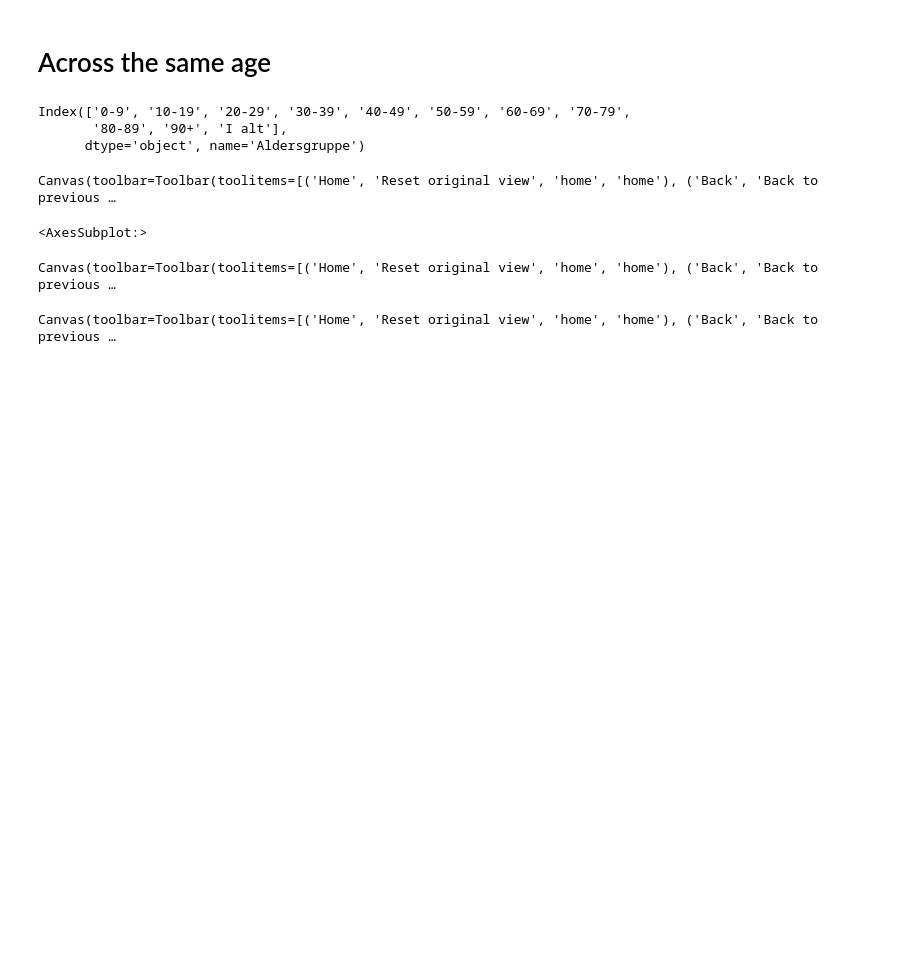
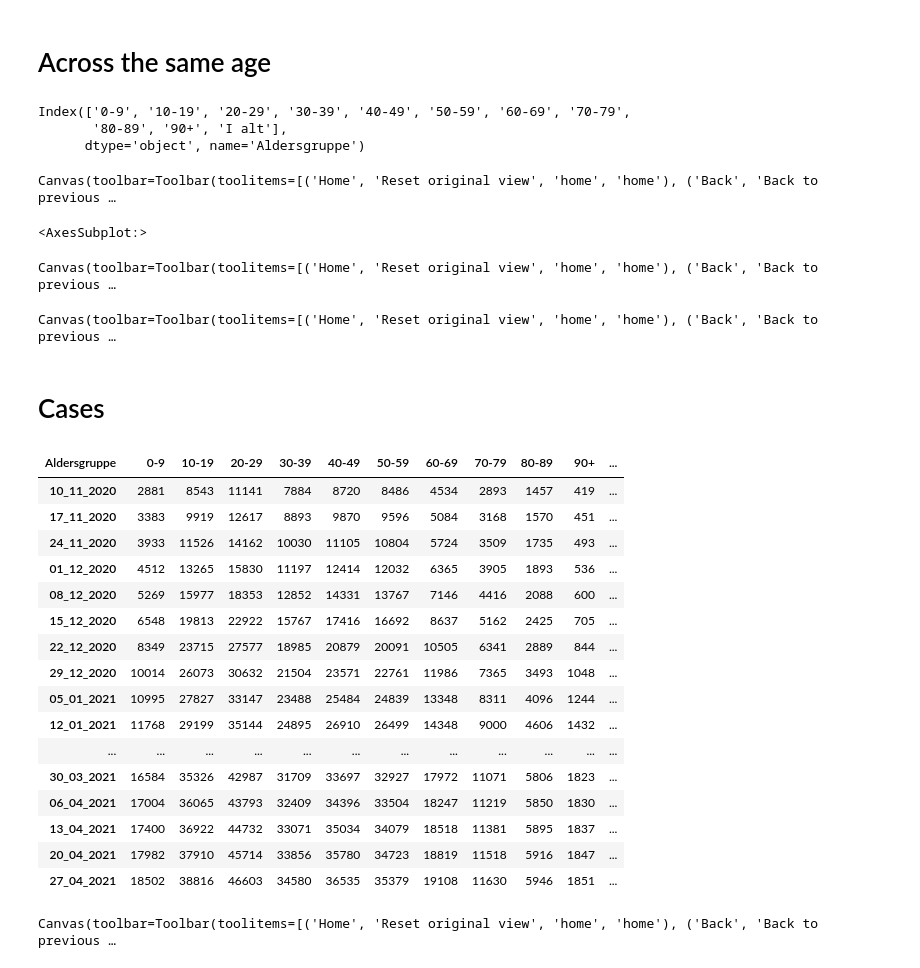
Before and after one commit to PandemiXcenter/PandemiX, a Jupyter notebook: DanskeData/age_distributions_notebook.ipynb, the cells around one changed output. Drawn from its saved outputs; the diff is of its cells as text; code cells hidden in the pictures; blank space fills up the shorter version.

```diff
--- a/DanskeData/age_distributions_notebook.ipynb
+++ b/DanskeData/age_distributions_notebook.ipynb
@@ -304,0 +286,65 @@ ax1.plot(plotDates,curDea)
+# %% [markdown]
+# Cases
+# %%
+ssidatapath = "ssi_data"
+rootdir = os.getcwd() +"/" + ssidatapath
+# %%
+# dfCase = pd.read_csv(latestdir+'\\Cases_by_age.csv',delimiter=';')
+dfCase = pd.DataFrame(columns=dfDeaths.columns)
+dfTest = pd.DataFrame(columns=dfDeaths.columns)
+dfPosP = pd.DataFrame(columns=dfDeaths.columns)
+# %%
+# for d in curDates:
+for k in range(0,len(curDates)):
+    d = curDates[k]
+    curIndex = dfDeaths.index[k]
+
+    thisDateStr = d.strftime('%Y-%m-%d')
+    curDir = rootdir + '/SSI_data_' + thisDateStr
+    curFilePath = curDir + '/Cases_by_age.csv'
+    curdf = pd.read_csv(curFilePath,delimiter=';',dtype=str)
+
+
+    curdf['Antal_bekræftede_COVID-19'] = pd.to_numeric(curdf['Antal_bekræftede_COVID-19'].astype(str).apply(lambda x: x.replace('.','')))
+    curdf['Antal_testede'] = pd.to_numeric(curdf['Antal_testede'].astype(str).apply(lambda x: x.replace('.','')))
+    curdf['Procent_positive'] = pd.to_numeric(curdf['Procent_positive'].astype(str).apply(lambda x: x.replace(',','.')))
+
+    dfCase.loc[curIndex] = curdf['Antal_bekræftede_COVID-19'].values
+    dfTest.loc[curIndex] = curdf['Antal_testede'].values
+    dfPosP.loc[curIndex] = curdf['Procent_positive'].values
+# %%
+dfCase
+# %% [output]
+| Aldersgruppe | 0-9 | 10-19 | 20-29 | 30-39 | 40-49 | 50-59 | 60-69 | 70-79 | 80-89 | 90+ | ... |
+| 10_11_2020 | 2881 | 8543 | 11141 | 7884 | 8720 | 8486 | 4534 | 2893 | 1457 | 419 | ... |
+| 17_11_2020 | 3383 | 9919 | 12617 | 8893 | 9870 | 9596 | 5084 | 3168 | 1570 | 451 | ... |
+| 24_11_2020 | 3933 | 11526 | 14162 | 10030 | 11105 | 10804 | 5724 | 3509 | 1735 | 493 | ... |
+| 01_12_2020 | 4512 | 13265 | 15830 | 11197 | 12414 | 12032 | 6365 | 3905 | 1893 | 536 | ... |
+| 08_12_2020 | 5269 | 15977 | 18353 | 12852 | 14331 | 13767 | 7146 | 4416 | 2088 | 600 | ... |
+| 15_12_2020 | 6548 | 19813 | 22922 | 15767 | 17416 | 16692 | 8637 | 5162 | 2425 | 705 | ... |
+| 22_12_2020 | 8349 | 23715 | 27577 | 18985 | 20879 | 20091 | 10505 | 6341 | 2889 | 844 | ... |
+| 29_12_2020 | 10014 | 26073 | 30632 | 21504 | 23571 | 22761 | 11986 | 7365 | 3493 | 1048 | ... |
+| 05_01_2021 | 10995 | 27827 | 33147 | 23488 | 25484 | 24839 | 13348 | 8311 | 4096 | 1244 | ... |
+| 12_01_2021 | 11768 | 29199 | 35144 | 24895 | 26910 | 26499 | 14348 | 9000 | 4606 | 1432 | ... |
+| ... | ... | ... | ... | ... | ... | ... | ... | ... | ... | ... | ... |
+| 30_03_2021 | 16584 | 35326 | 42987 | 31709 | 33697 | 32927 | 17972 | 11071 | 5806 | 1823 | ... |
+| 06_04_2021 | 17004 | 36065 | 43793 | 32409 | 34396 | 33504 | 18247 | 11219 | 5850 | 1830 | ... |
+| 13_04_2021 | 17400 | 36922 | 44732 | 33071 | 35034 | 34079 | 18518 | 11381 | 5895 | 1837 | ... |
+| 20_04_2021 | 17982 | 37910 | 45714 | 33856 | 35780 | 34723 | 18819 | 11518 | 5916 | 1847 | ... |
+| 27_04_2021 | 18502 | 38816 | 46603 | 34580 | 36535 | 35379 | 19108 | 11630 | 5946 | 1851 | ... |
+# %%
+caseVals = dfCase.diff().iloc[1:,:-1].values.astype('int64')
+caseVals = np.transpose(caseVals)
+
+plt.figure()
+
+g = sns.heatmap(caseVals,annot=True,fmt="3",cmap='turbo',xticklabels=curDates.strftime('%d-%b')[1:],yticklabels=dfCase.columns[:-1])
+g.invert_yaxis()
+
+plt.title('Tilfælde')
+plt.tight_layout()
+
+if saveFigures:
+    plt.savefig('figs/CasesHeatmap')
+# %% [output]
+Canvas(toolbar=Toolbar(toolitems=[('Home', 'Reset original view', 'home', 'home'), ('Back', 'Back to previous …
```
Also changed, not shown: parts of 21 cells of this notebook, 20 other files.
